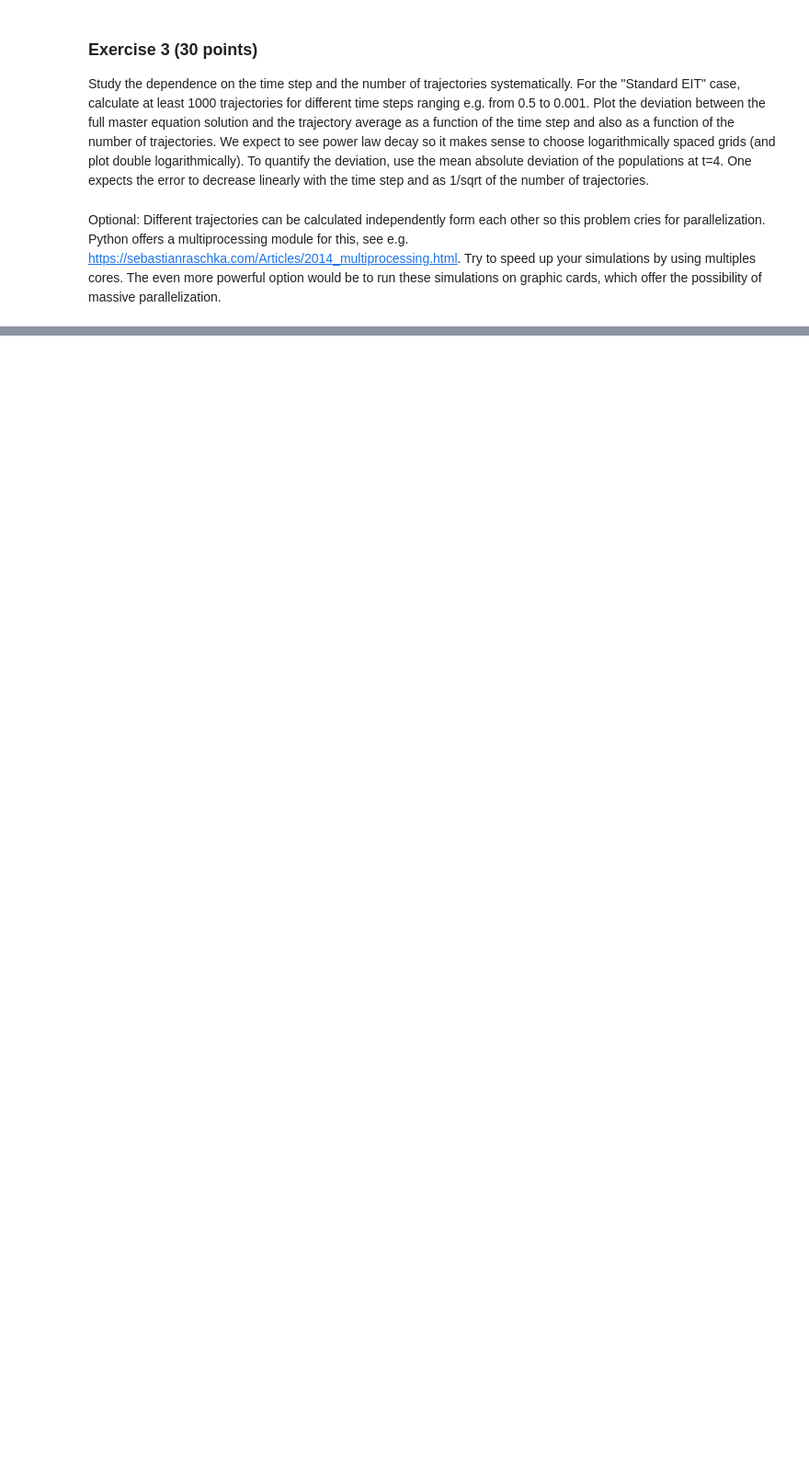
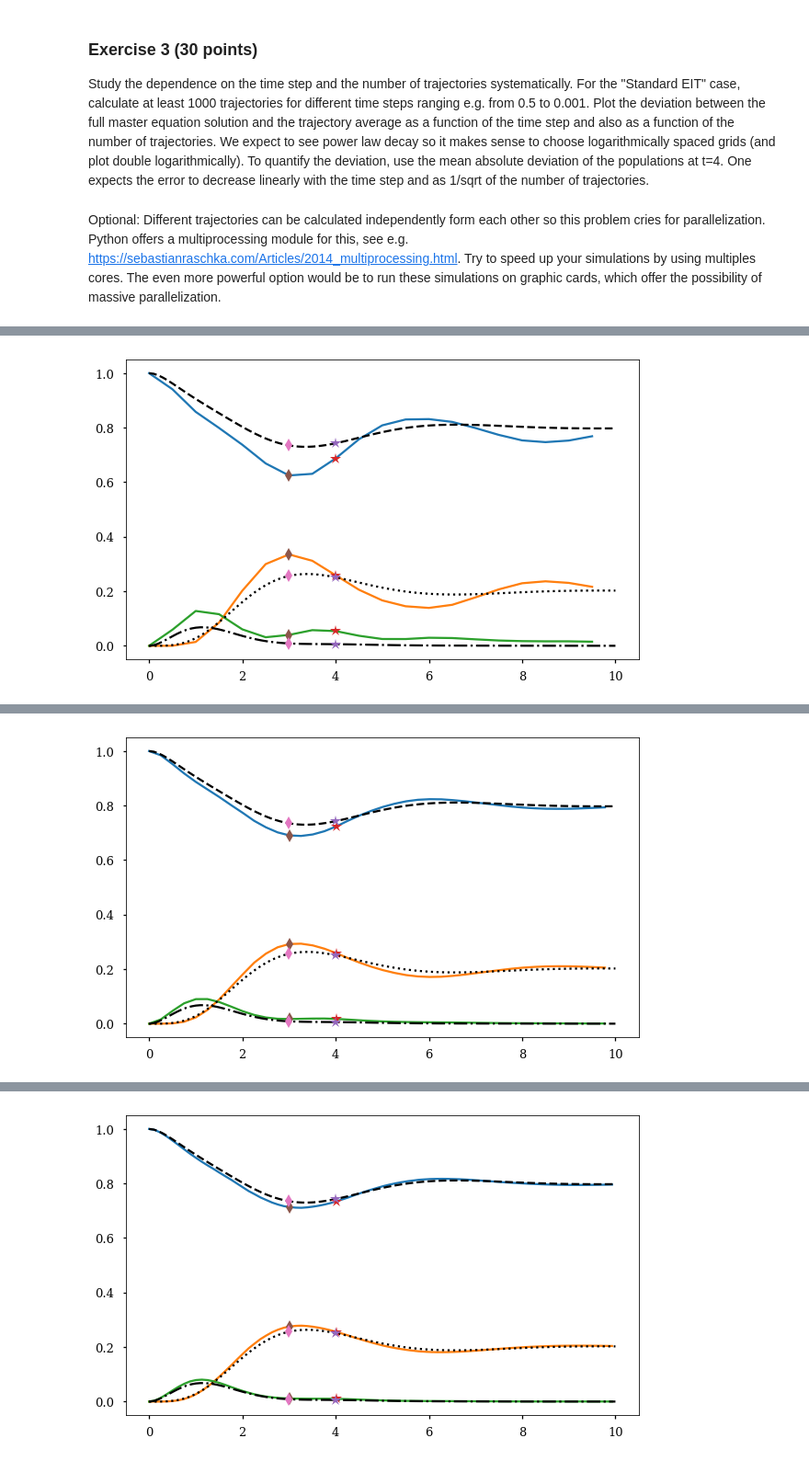
Before and after one commit to mathieukaltschmidt/Computational-Quantum-Dynamics, a Jupyter notebook: Exercise sheet 10/exercise10_Mathieu-Kaltschmidt_Carl-von-Randow.ipynb, the cells around one changed output, grey strips where cells are left out. Shown at 92% size. Cells and saved outputs as stored; diff of their text form; code cells hidden in the pictures; blank space fills up the shorter version.

```diff
--- a/Exercise sheet 10/exercise10_Mathieu-Kaltschmidt_Carl-von-Randow.ipynb
+++ b/Exercise sheet 10/exercise10_Mathieu-Kaltschmidt_Carl-von-Randow.ipynb
@@ -264,0 +385,63 @@ Try to speed up your simulations by using multiples cores. The even more powerfu
+# %%
+#Parameters for this setting
+(gamma_p, gamma_c, gamma_g) = (2, 0, 0)
+(Omega_p, Omega_c, Delta_p, Delta_c) = (1, 2, 0, 0)
+
+#Calculating the Jump operators
+JumpOps = buildJumpOps(gamma_p, gamma_c, gamma_g)
+# %%
+#Initializing the settings for this exercise
+Psi_0 = states['g1']
+
+Hmat = buildHmat(Omega_p, Omega_c, Delta_p, Delta_c)
+H_nh = buildH_nh(Hmat, JumpOps)
+
+analytical_solution_3 = np.array([analytical_g1[30], analytical_g2[30], analytical_e[30]])
+analytical_solution_4 = np.array([analytical_g1[40], analytical_g2[40], analytical_e[40]])
+# %%
+#Some parameter ranges to check dependencies
+(tend, N, dt) = (10, 1000, np.logspace(np.log10(0.5), np.log10(0.001), 10))
+
+start = time.time()
+times = []
+deviation_3 = []
+deviation_4 = []
+for dt_value in dt:
+    tvec = np.arange(0, tend, dt_value)
+    index_3 = int(0.3 * len(tvec))
+    index_4 = int(0.4 * len(tvec))
+
+    #Calculating  and averaging all N trajectories
+    trajectories = []
+    for trajectory in range(N):
+        trajectories.append(singleMCWF(tvec, Psi_0, JumpOps, H_nh)[0])
+    trajectories = np.array(trajectories)
+
+    #Calculating the means over all trajectories
+    mean_traj = np.mean(trajectories, axis = 0)
+
+    deviation_3.append(mean_traj[index_3] - analytical_solution_3)
+    deviation_4.append(mean_traj[index_4] - analytical_solution_4)
+
+    times.append(time.time() - start)
+    print('dt =', dt_value, 'is done and took', times[-1], 'seconds.')
+    start = time.time()
+
+    plt.plot(tvec, mean_traj)
+    plt.plot(np.arange(0, 10.1, 0.1), analytical_g1, ls = '--', color = 'k')
+    plt.plot(np.arange(0, 10.1, 0.1), analytical_g2, ls = ':', color = 'k')
+    plt.plot(np.arange(0, 10.1, 0.1), analytical_e, ls = '-.', color = 'k')
+
+    plt.plot([tvec[index_4]]*3, mean_traj[index_4], marker = '*', markersize = 12, ls = '')
+    plt.plot([4]*3, analytical_solution_4, marker = '*', markersize = 12, ls = '')
+
+    plt.plot([tvec[index_3]]*3, mean_traj[index_3], marker = 'd', markersize = 10, ls = '')
+    plt.plot([3]*3, analytical_solution_3, marker = 'd', markersize = 10, ls = '')
+
+    plt.show()
+    plt.close()
+
+deviation_3 = np.array(deviation_3)
+deviation_4 = np.array(deviation_4)
+print('In total:', np.sum(times), 'seconds.')
+# %% [output]
@@ -264,0 +449 @@ Try to speed up your simulations by using multiples cores. The even more powerfu
+[figure, added]
@@ -264,0 +451 @@ Try to speed up your simulations by using multiples cores. The even more powerfu
+[figure, added]
@@ -264,0 +453 @@ Try to speed up your simulations by using multiples cores. The even more powerfu
+[figure, added]
```
Also changed, not shown: parts of 29 cells of this notebook.
